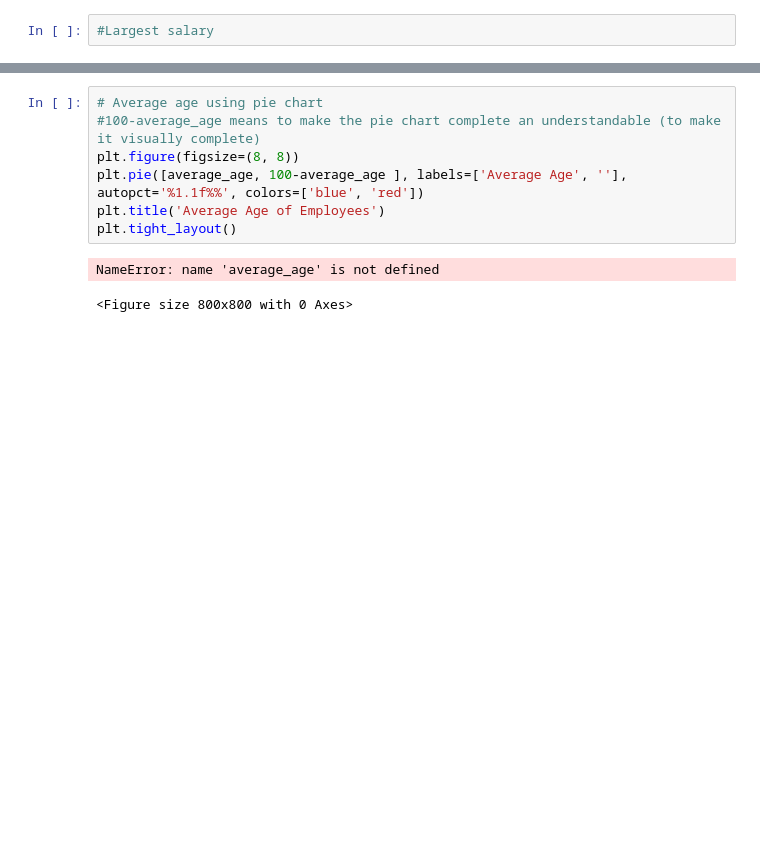
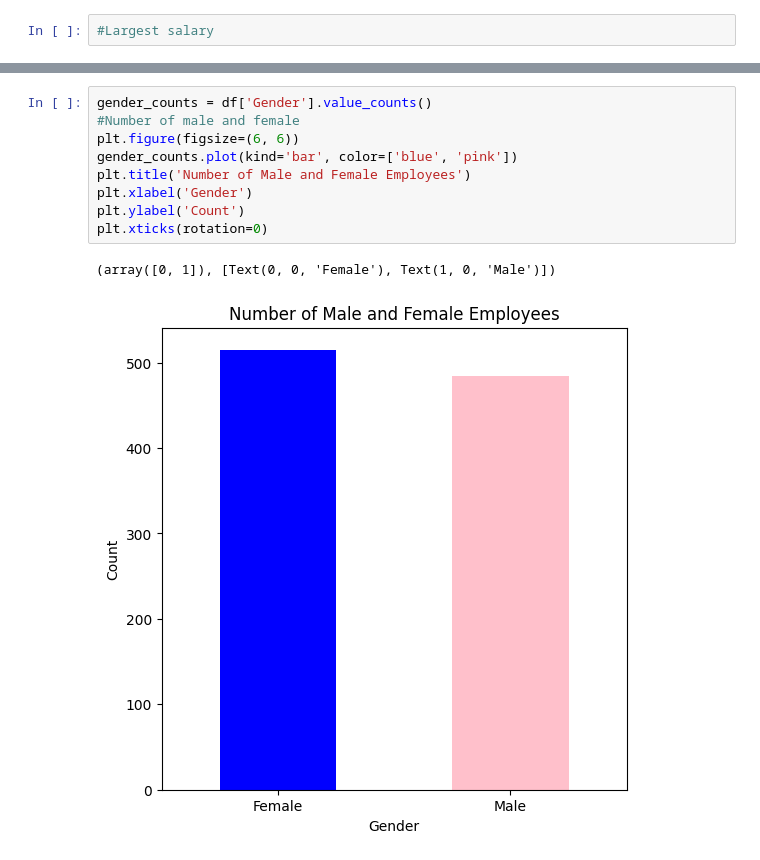
Before and after one commit to SaifAttieh03/Matplotlib-task, a Jupyter notebook: matplotlib new.ipynb, the cells around one changed output, grey strips where cells are left out. Drawn from its saved outputs; the diff is of its cells as text; blank space fills up the shorter version.

```diff
--- a/matplotlib new.ipynb
+++ b/matplotlib new.ipynb
@@ -122,13 +239,15 @@ NameError: name 'df' is not defined
 # %%
-# Average age using pie chart
-#100-average_age means to make the pie chart complete an understandable (to make it visually complete)
-plt.figure(figsize=(8, 8))
-plt.pie([average_age, 100-average_age ], labels=['Average Age', ''], autopct='%1.1f%%', colors=['blue', 'red'])
-plt.title('Average Age of Employees')
-plt.tight_layout()
+gender_counts = df['Gender'].value_counts()
+#Number of male and female
+plt.figure(figsize=(6, 6))
+gender_counts.plot(kind='bar', color=['blue', 'pink'])
+plt.title('Number of Male and Female Employees')
+plt.xlabel('Gender')
+plt.ylabel('Count')
+plt.xticks(rotation=0)
 # %% [output]
-NameError: name 'average_age' is not defined
+(array([0, 1]), [Text(0, 0, 'Female'), Text(1, 0, 'Male')])
-<Figure size 800x800 with 0 Axes>
+[figure, added]
 # %%
 #Number of employees in each country
 country_counts=df['Country'].value_counts()
```
Also changed, not shown: parts of 16 cells of this notebook, 2 other files.
